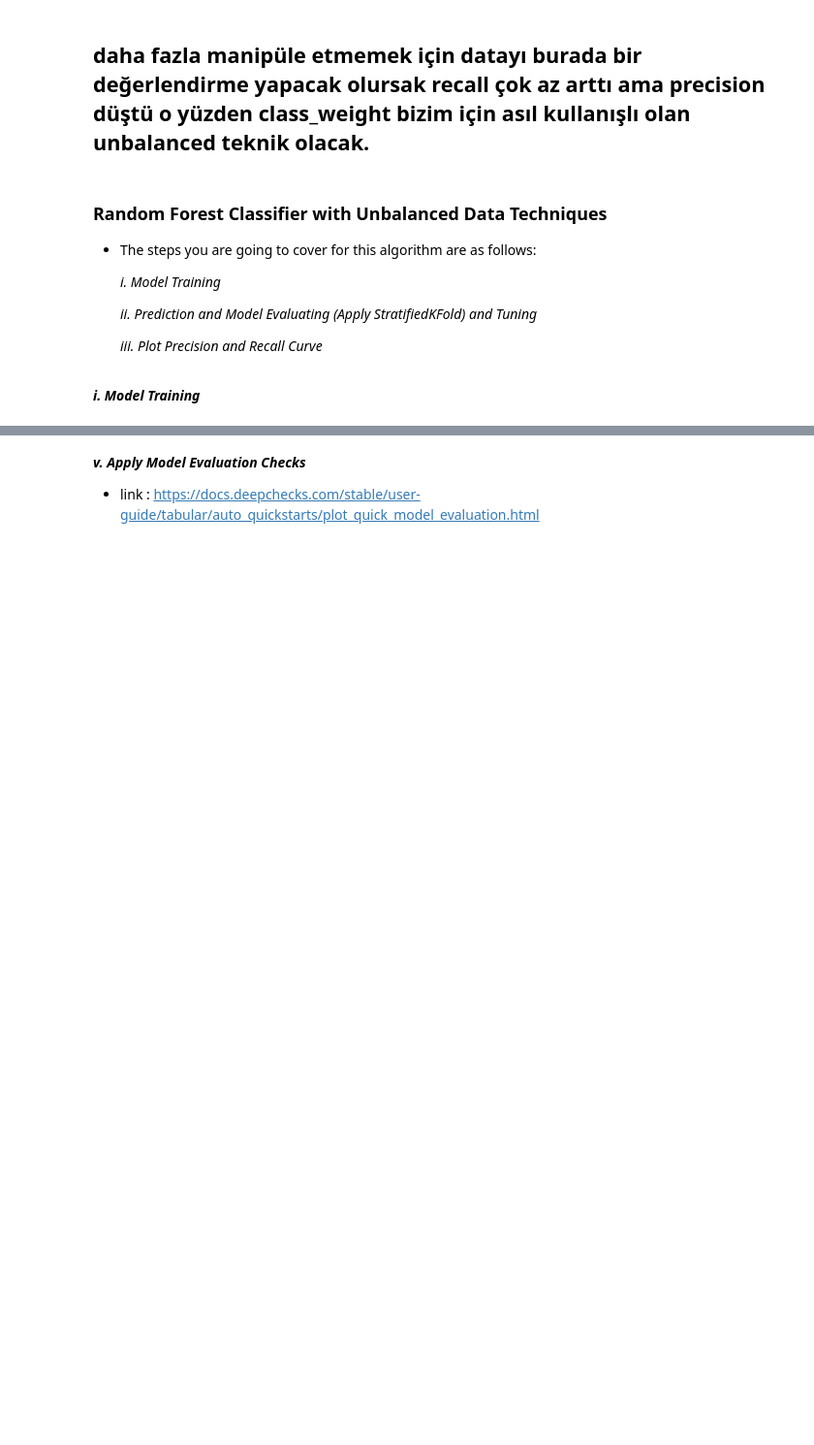
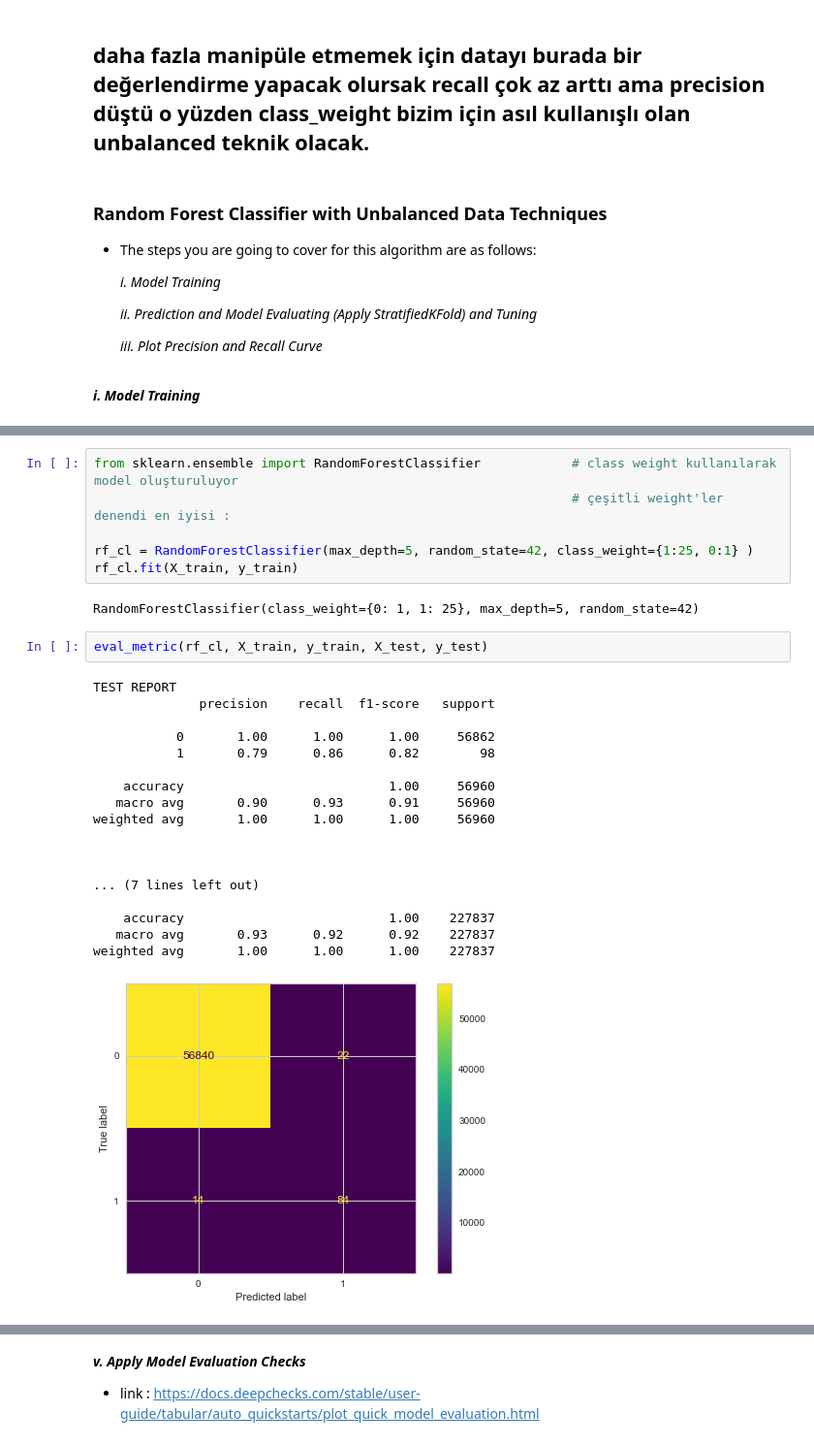
Before and after one commit to B-dogan/Credit-Card-Fraud-Detection-Project-, a Jupyter notebook: Fraud_Detection_Student_V3.ipynb, the cells around one changed output, grey strips where cells are left out. Shown at 97% size. Cells and saved outputs as stored; diff of their text form; blank space fills up the shorter version.

```diff
--- a/Fraud_Detection_Student_V3.ipynb
+++ b/Fraud_Detection_Student_V3.ipynb
@@ -1246,0 +1288,29 @@ dtype: float64
+# %%
+from sklearn.ensemble import RandomForestClassifier            # class weight kullanılarak model oluşturuluyor
+                                                               # çeşitli weight'ler denendi en iyisi :
+
+rf_cl = RandomForestClassifier(max_depth=5, random_state=42, class_weight={1:25, 0:1} )
+rf_cl.fit(X_train, y_train)
+# %% [output]
+RandomForestClassifier(class_weight={0: 1, 1: 25}, max_depth=5, random_state=42)
+# %%
+eval_metric(rf_cl, X_train, y_train, X_test, y_test)
+# %% [output]
+TEST REPORT
+              precision    recall  f1-score   support
+
+           0       1.00      1.00      1.00     56862
+           1       0.79      0.86      0.82        98
+
+    accuracy                           1.00     56960
+   macro avg       0.90      0.93      0.91     56960
+weighted avg       1.00      1.00      1.00     56960
+
+
+
+... (7 lines left out)
+
+    accuracy                           1.00    227837
+   macro avg       0.93      0.92      0.92    227837
+weighted avg       1.00      1.00      1.00    227837
+[figure, added]
```
Also changed, not shown: parts of 104 cells of this notebook, 1 other file.
